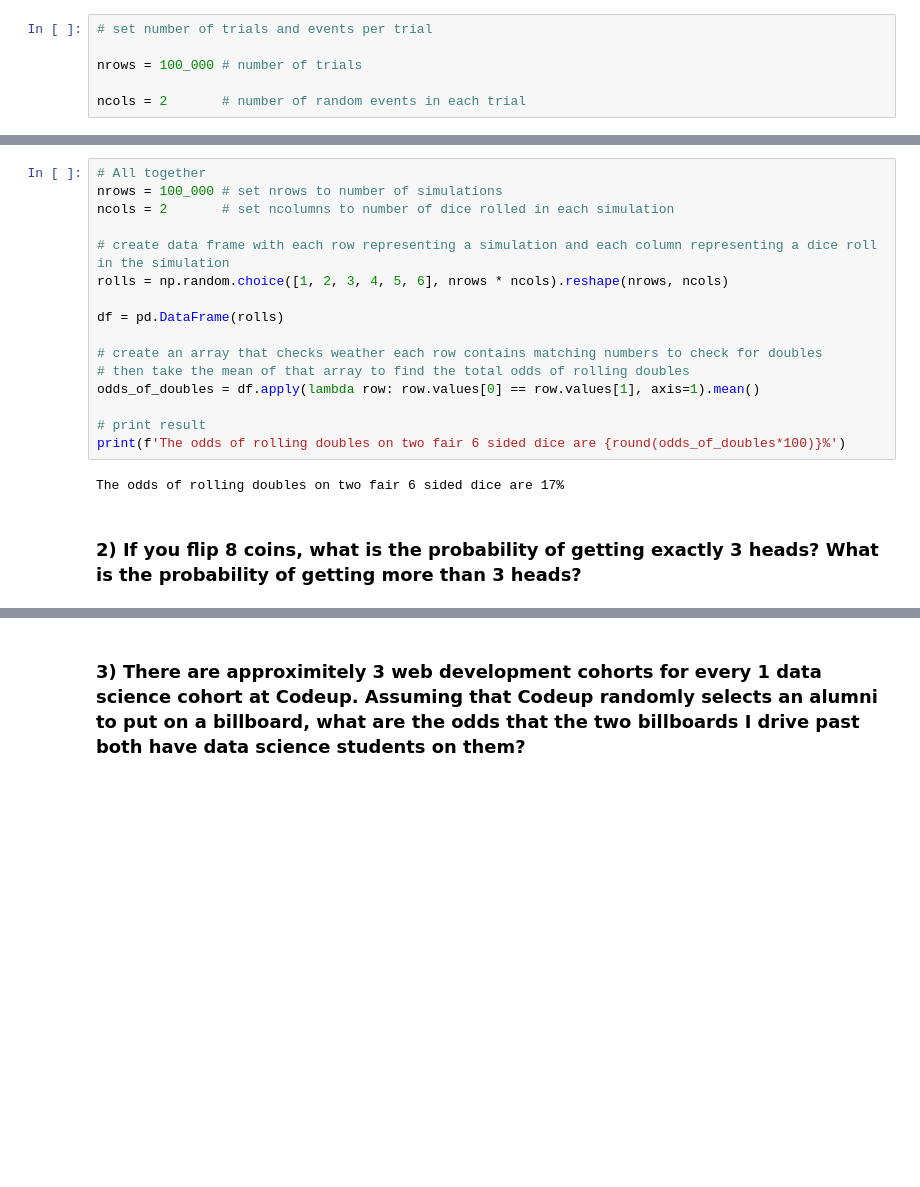
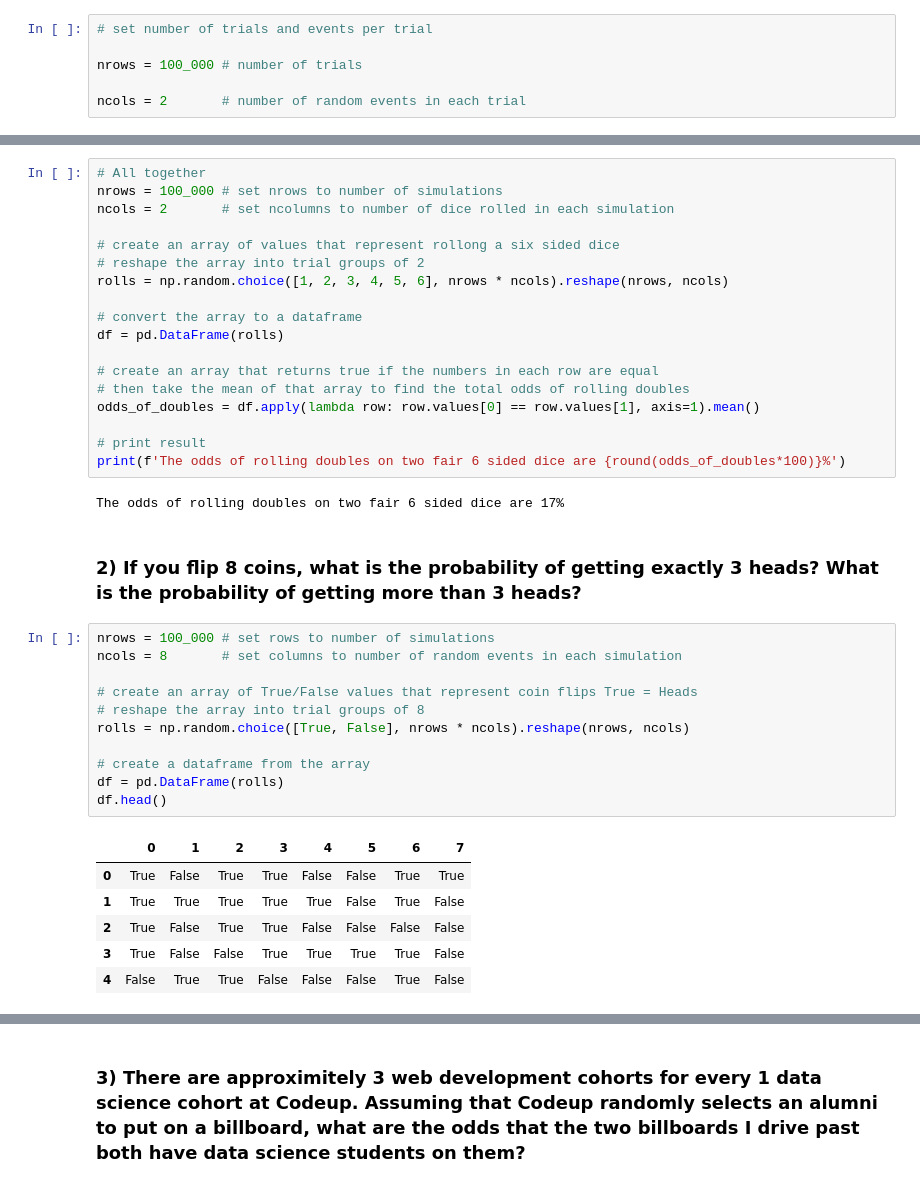
Before and after one commit to Johndsalas/lesson_prep, a Jupyter notebook: stats/simulation_exercises.ipynb, the cells around one changed output, grey strips where cells are left out. Saved outputs shown, nothing was run; the diff lists cells and outputs as text; blank space fills up the shorter version.

```diff
--- a/stats/simulation_exercises.ipynb
+++ b/stats/simulation_exercises.ipynb
@@ -77,12 +77,14 @@ df.apply(lambda row: row.values[0] == row.values[1], axis=1).mean()
 nrows = 100_000 # set nrows to number of simulations
 ncols = 2       # set ncolumns to number of dice rolled in each simulation
 
-# create data frame with each row representing a simulation and each column representing a dice roll in the simulation
+# create an array of values that represent rollong a six sided dice
+# reshape the array into trial groups of 2
 rolls = np.random.choice([1, 2, 3, 4, 5, 6], nrows * ncols).reshape(nrows, ncols)
 
+# convert the array to a dataframe
 df = pd.DataFrame(rolls)
 
-# create an array that checks weather each row contains matching numbers to check for doubles
+# create an array that returns true if the numbers in each row are equal
 # then take the mean of that array to find the total odds of rolling doubles
 odds_of_doubles = df.apply(lambda row: row.values[0] == row.values[1], axis=1).mean()
 
@@ -92,4 +94,22 @@ print(f'The odds of rolling doubles on two fair 6 sided dice are {round(odds_of_
 The odds of rolling doubles on two fair 6 sided dice are 17%
 # %% [markdown]
 ### 2) If you flip 8 coins, what is the probability of getting exactly 3 heads? What is the probability of getting more than 3 heads?
+# %%
+nrows = 100_000 # set rows to number of simulations
+ncols = 8       # set columns to number of random events in each simulation
+
+# create an array of True/False values that represent coin flips True = Heads
+# reshape the array into trial groups of 8
+rolls = np.random.choice([True, False], nrows * ncols).reshape(nrows, ncols)
+
+# create a dataframe from the array
+df = pd.DataFrame(rolls)
+df.head()
+# %% [output]
+|  | 0 | 1 | 2 | 3 | 4 | 5 | 6 | 7 |
+| 0 | True | False | True | True | False | False | True | True |
+| 1 | True | True | True | True | True | False | True | False |
+| 2 | True | False | True | True | False | False | False | False |
+| 3 | True | False | False | True | True | True | True | False |
+| 4 | False | True | True | False | False | False | True | False |
 # %%
```
Also changed, not shown: parts of 17 cells of this notebook.
